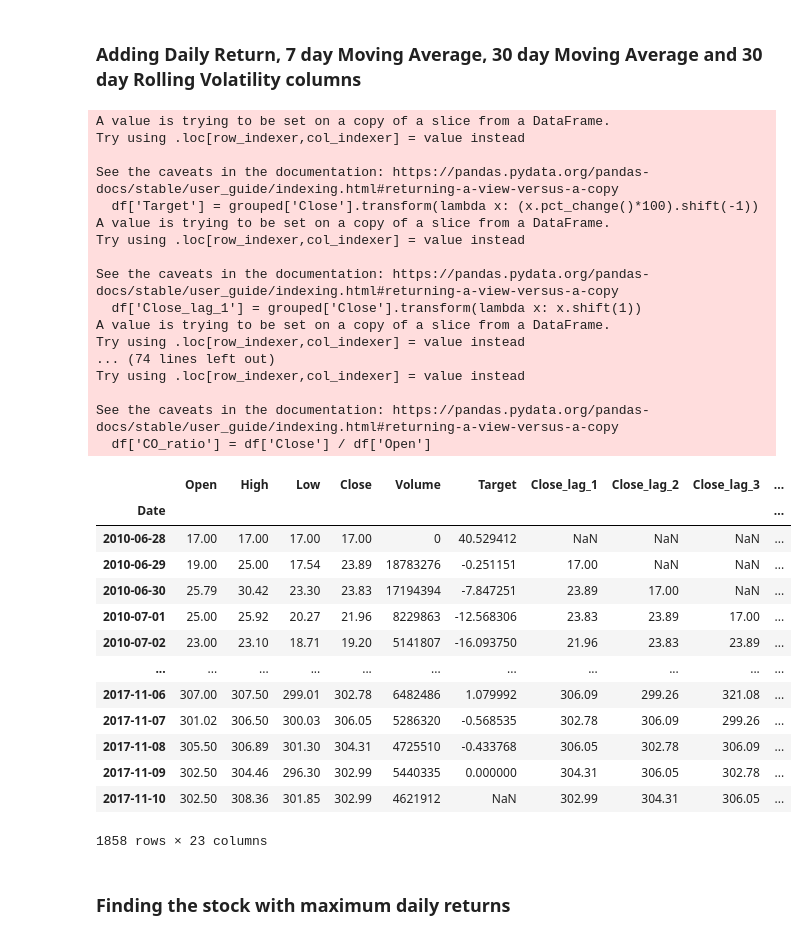
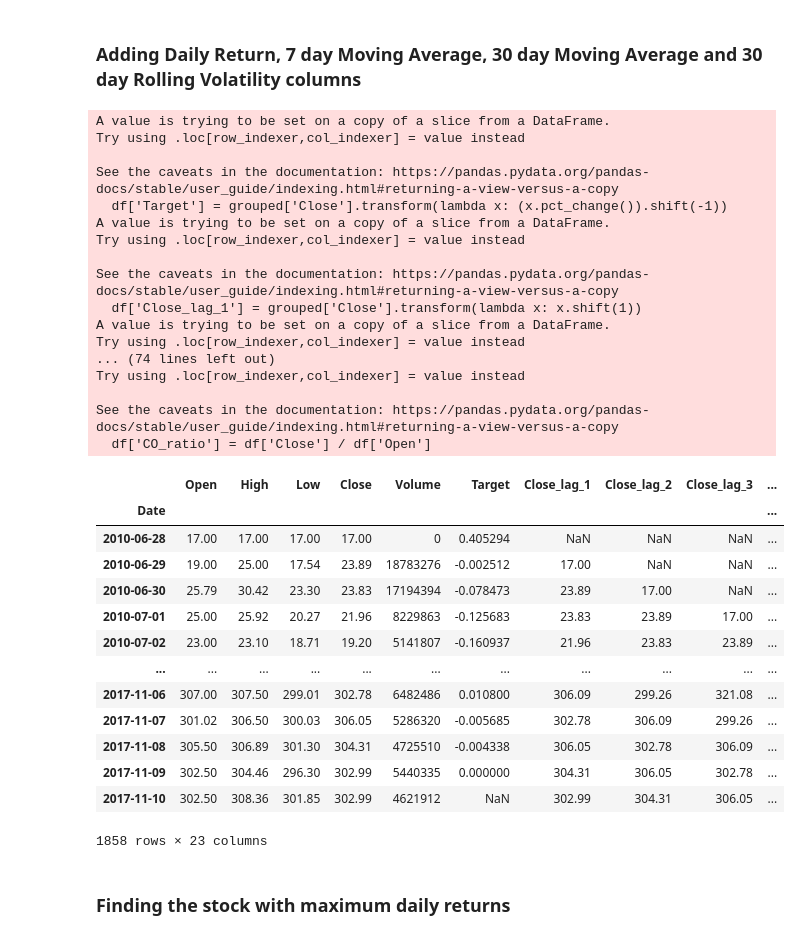
Before and after one commit to AkshatK6971/CAIC_Summer_Of_Tech_25, a Jupyter notebook: Quant_ARIES_X_Economics_and_Finance_Club/Week1/week1.ipynb, the cells around one changed output. Saved outputs shown, nothing was run; the diff lists cells and outputs as text; code cells hidden in the pictures.

```diff
--- a/Quant_ARIES_X_Economics_and_Finance_Club/Week1/week1.ipynb
+++ b/Quant_ARIES_X_Economics_and_Finance_Club/Week1/week1.ipynb
@@ -124,7 +124,7 @@ df.loc['AAPL']
 # %%
 grouped = df.groupby(level='Ticker')
 
-df['Target'] = grouped['Close'].transform(lambda x: (x.pct_change()*100).shift(-1))
+df['Target'] = grouped['Close'].transform(lambda x: (x.pct_change()).shift(-1))
 df['Close_lag_1'] = grouped['Close'].transform(lambda x: x.shift(1))
 df['Close_lag_2'] = grouped['Close'].transform(lambda x: x.shift(2))
 df['Close_lag_3'] = grouped['Close'].transform(lambda x: x.shift(3))
@@ -141,43 +141,43 @@ df['STD_30'] = grouped['Close'].transform(lambda x: x.rolling(window=30).std())
 df['Volume_lag_1'] = grouped['Volume'].transform(lambda x: x.shift(1))
 df['Volume_avg_7'] = grouped['Volume'].transform(lambda x: x.rolling(7).mean())
 df['Volume_change'] = grouped['Volume'].transform(lambda x: x.pct_change())
 
 df['30D RV'] = grouped['Daily Return'].transform(lambda x: x.rolling(30).std())
 
 df['MA_ratio'] = df['MA_7'] / df['MA_30']
 df['HL_ratio'] = df['High'] / df['Low']
 df['CO_ratio'] = df['Close'] / df['Open']
 
 df.loc['TSLA']
 # %% [output]
 A value is trying to be set on a copy of a slice from a DataFrame.
 Try using .loc[row_indexer,col_indexer] = value instead
 
 See the caveats in the documentation: https://pandas.pydata.org/pandas-docs/stable/user_guide/indexing.html#returning-a-view-versus-a-copy
-  df['Target'] = grouped['Close'].transform(lambda x: (x.pct_change()*100).shift(-1))
+  df['Target'] = grouped['Close'].transform(lambda x: (x.pct_change()).shift(-1))
 A value is trying to be set on a copy of a slice from a DataFrame.
 Try using .loc[row_indexer,col_indexer] = value instead
 
 See the caveats in the documentation: https://pandas.pydata.org/pandas-docs/stable/user_guide/indexing.html#returning-a-view-versus-a-copy
   df['Close_lag_1'] = grouped['Close'].transform(lambda x: x.shift(1))
 A value is trying to be set on a copy of a slice from a DataFrame.
 Try using .loc[row_indexer,col_indexer] = value instead
 ... (74 lines left out)
 Try using .loc[row_indexer,col_indexer] = value instead
 
 See the caveats in the documentation: https://pandas.pydata.org/pandas-docs/stable/user_guide/indexing.html#returning-a-view-versus-a-copy
   df['CO_ratio'] = df['Close'] / df['Open']
 |  | Open | High | Low | Close | Volume | Target | Close_lag_1 | Close_lag_2 | Close_lag_3 | ... |
 | Date |  |  |  |  |  |  |  |  |  | ... |
-| 2010-06-28 | 17.00 | 17.00 | 17.00 | 17.00 | 0 | 40.529412 | NaN | NaN | NaN | ... |
-| 2010-06-29 | 19.00 | 25.00 | 17.54 | 23.89 | 18783276 | -0.251151 | 17.00 | NaN | NaN | ... |
-| 2010-06-30 | 25.79 | 30.42 | 23.30 | 23.83 | 17194394 | -7.847251 | 23.89 | 17.00 | NaN | ... |
-| 2010-07-01 | 25.00 | 25.92 | 20.27 | 21.96 | 8229863 | -12.568306 | 23.83 | 23.89 | 17.00 | ... |
-| 2010-07-02 | 23.00 | 23.10 | 18.71 | 19.20 | 5141807 | -16.093750 | 21.96 | 23.83 | 23.89 | ... |
+| 2010-06-28 | 17.00 | 17.00 | 17.00 | 17.00 | 0 | 0.405294 | NaN | NaN | NaN | ... |
+| 2010-06-29 | 19.00 | 25.00 | 17.54 | 23.89 | 18783276 | -0.002512 | 17.00 | NaN | NaN | ... |
+| 2010-06-30 | 25.79 | 30.42 | 23.30 | 23.83 | 17194394 | -0.078473 | 23.89 | 17.00 | NaN | ... |
+| 2010-07-01 | 25.00 | 25.92 | 20.27 | 21.96 | 8229863 | -0.125683 | 23.83 | 23.89 | 17.00 | ... |
+| 2010-07-02 | 23.00 | 23.10 | 18.71 | 19.20 | 5141807 | -0.160937 | 21.96 | 23.83 | 23.89 | ... |
 | ... | ... | ... | ... | ... | ... | ... | ... | ... | ... | ... |
-| 2017-11-06 | 307.00 | 307.50 | 299.01 | 302.78 | 6482486 | 1.079992 | 306.09 | 299.26 | 321.08 | ... |
-| 2017-11-07 | 301.02 | 306.50 | 300.03 | 306.05 | 5286320 | -0.568535 | 302.78 | 306.09 | 299.26 | ... |
-| 2017-11-08 | 305.50 | 306.89 | 301.30 | 304.31 | 4725510 | -0.433768 | 306.05 | 302.78 | 306.09 | ... |
+| 2017-11-06 | 307.00 | 307.50 | 299.01 | 302.78 | 6482486 | 0.010800 | 306.09 | 299.26 | 321.08 | ... |
+| 2017-11-07 | 301.02 | 306.50 | 300.03 | 306.05 | 5286320 | -0.005685 | 302.78 | 306.09 | 299.26 | ... |
+| 2017-11-08 | 305.50 | 306.89 | 301.30 | 304.31 | 4725510 | -0.004338 | 306.05 | 302.78 | 306.09 | ... |
 | 2017-11-09 | 302.50 | 304.46 | 296.30 | 302.99 | 5440335 | 0.000000 | 304.31 | 306.05 | 302.78 | ... |
 | 2017-11-10 | 302.50 | 308.36 | 301.85 | 302.99 | 4621912 | NaN | 302.99 | 304.31 | 306.05 | ... |
 1858 rows × 23 columns
```
Also changed, not shown: 9 other files.
